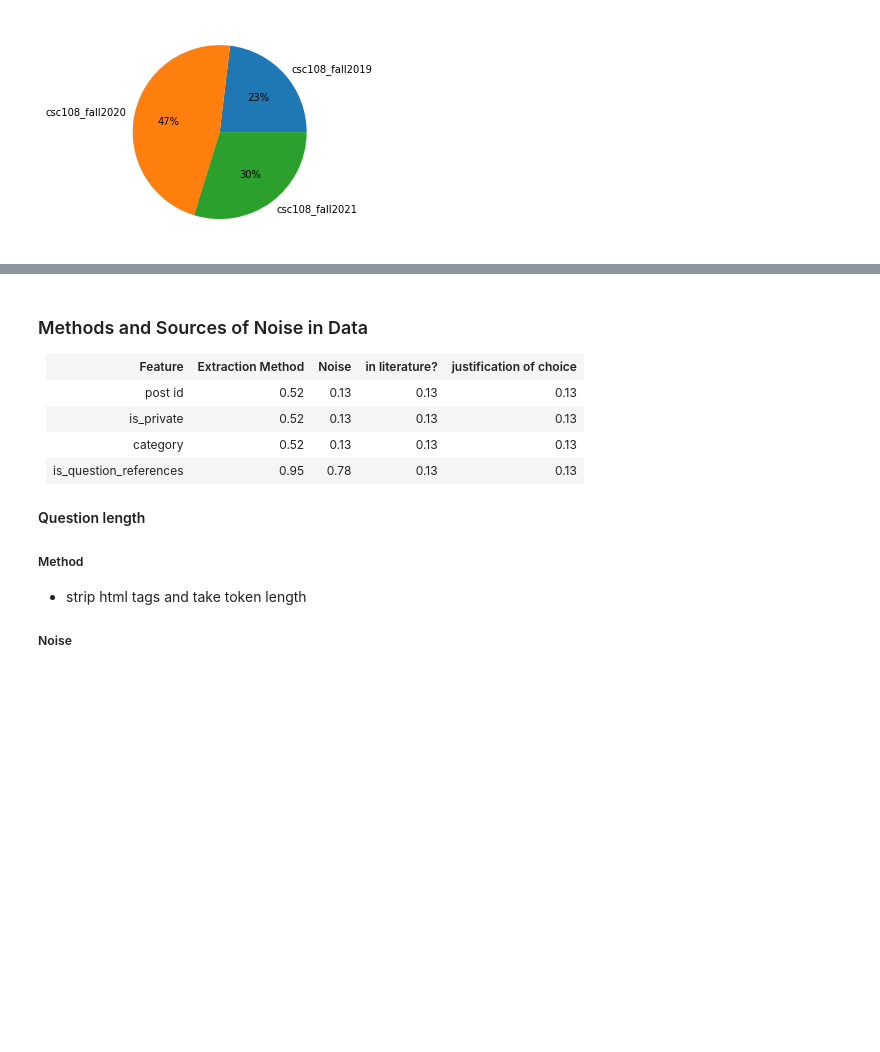
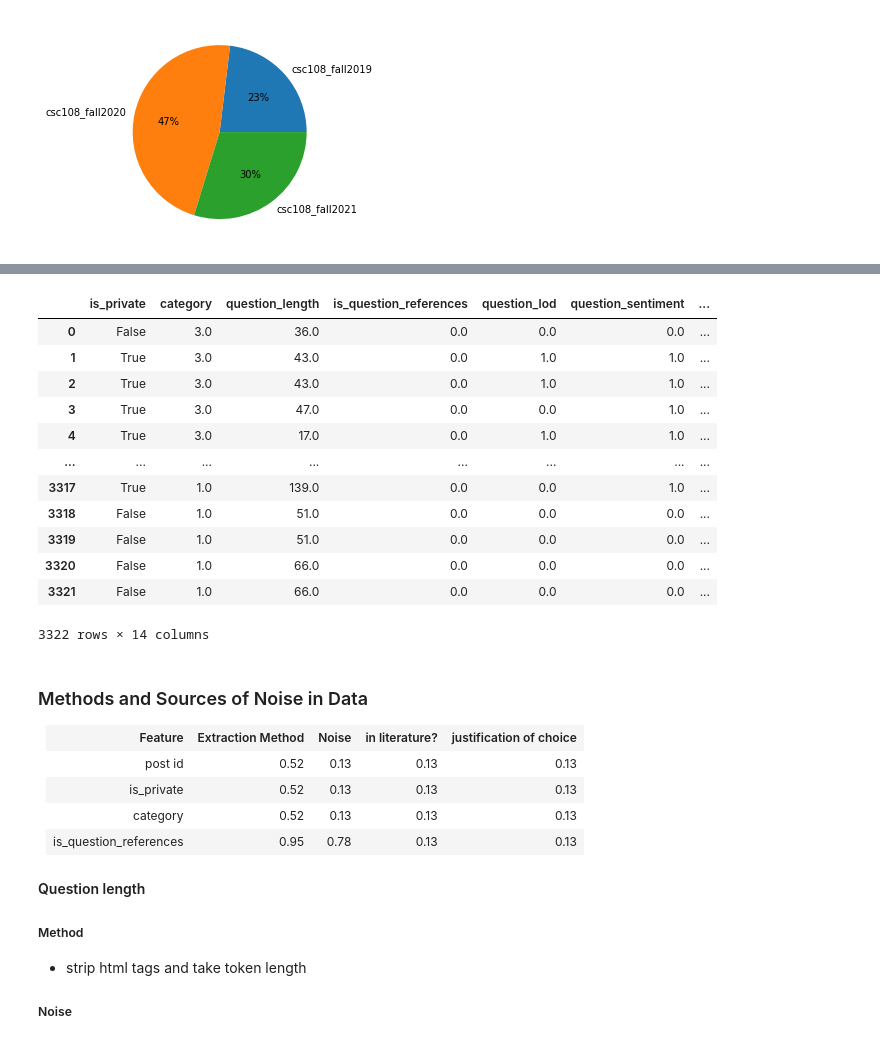
Before and after one commit to PiazzaBot/HelpfulResponses, a Jupyter notebook: data_processing.ipynb, the cells around one changed output, grey strips where cells are left out. Saved outputs shown, nothing was run; the diff lists cells and outputs as text; code cells hidden in the pictures; blank space fills up the shorter version.

```diff
--- a/data_processing.ipynb
+++ b/data_processing.ipynb
@@ -700,3 +717,42 @@ test.to_csv('datasets/test.csv', index=False)
+# %%
+for dataset in datasets:
+    dataset.loc[dataset['is_private'] == 0.0, 'is_private'] = 'False'
+    dataset.loc[dataset['is_private'] == 1.0, 'is_private'] = 'True'
+
+    dataset.loc[dataset['category'] == 0, 'category'] = 'False'
+    dataset.loc[dataset['category'] == 1, 'category'] = 'True'
+    dataset.loc[dataset['category'] == 2, 'category'] = 'True'
+
+    dataset.loc[dataset['is_question_references'] == 1.0, 'is_question_references'] = 'True'
+    dataset.loc[dataset['is_question_references'] == 1.0, 'is_question_references'] = 'True'
+
+    dataset.loc[dataset['question_lod'] == 1.0, 'question_lod'] = 'True'
+    dataset.loc[dataset['question_lod'] == 1.0, 'question_lod'] = 'True'
+
+    dataset.loc[dataset['question_sentiment'] == 1.0, 'question_sentiment'] = 'True'
+    dataset.loc[dataset['question_sentiment'] == 1.0, 'question_sentiment'] = 'True'
+
+
+
+
+
+#train[train_categorical] = False
+train
+#train['is_private']
+# %% [output]
+|  | is_private | category | question_length | is_question_references | question_lod | question_sentiment | ... |
+| 0 | False | 3.0 | 36.0 | 0.0 | 0.0 | 0.0 | ... |
+| 1 | True | 3.0 | 43.0 | 0.0 | 1.0 | 1.0 | ... |
+| 2 | True | 3.0 | 43.0 | 0.0 | 1.0 | 1.0 | ... |
+| 3 | True | 3.0 | 47.0 | 0.0 | 0.0 | 1.0 | ... |
+| 4 | True | 3.0 | 17.0 | 0.0 | 1.0 | 1.0 | ... |
+| ... | ... | ... | ... | ... | ... | ... | ... |
+| 3317 | True | 1.0 | 139.0 | 0.0 | 0.0 | 1.0 | ... |
+| 3318 | False | 1.0 | 51.0 | 0.0 | 0.0 | 0.0 | ... |
+| 3319 | False | 1.0 | 51.0 | 0.0 | 0.0 | 0.0 | ... |
+| 3320 | False | 1.0 | 66.0 | 0.0 | 0.0 | 0.0 | ... |
+| 3321 | False | 1.0 | 66.0 | 0.0 | 0.0 | 0.0 | ... |
+3322 rows × 14 columns
 # %% [markdown]
 ### Methods and Sources of Noise in Data
 
```
Also changed, not shown: parts of 7 cells of this notebook, 2 other files.
